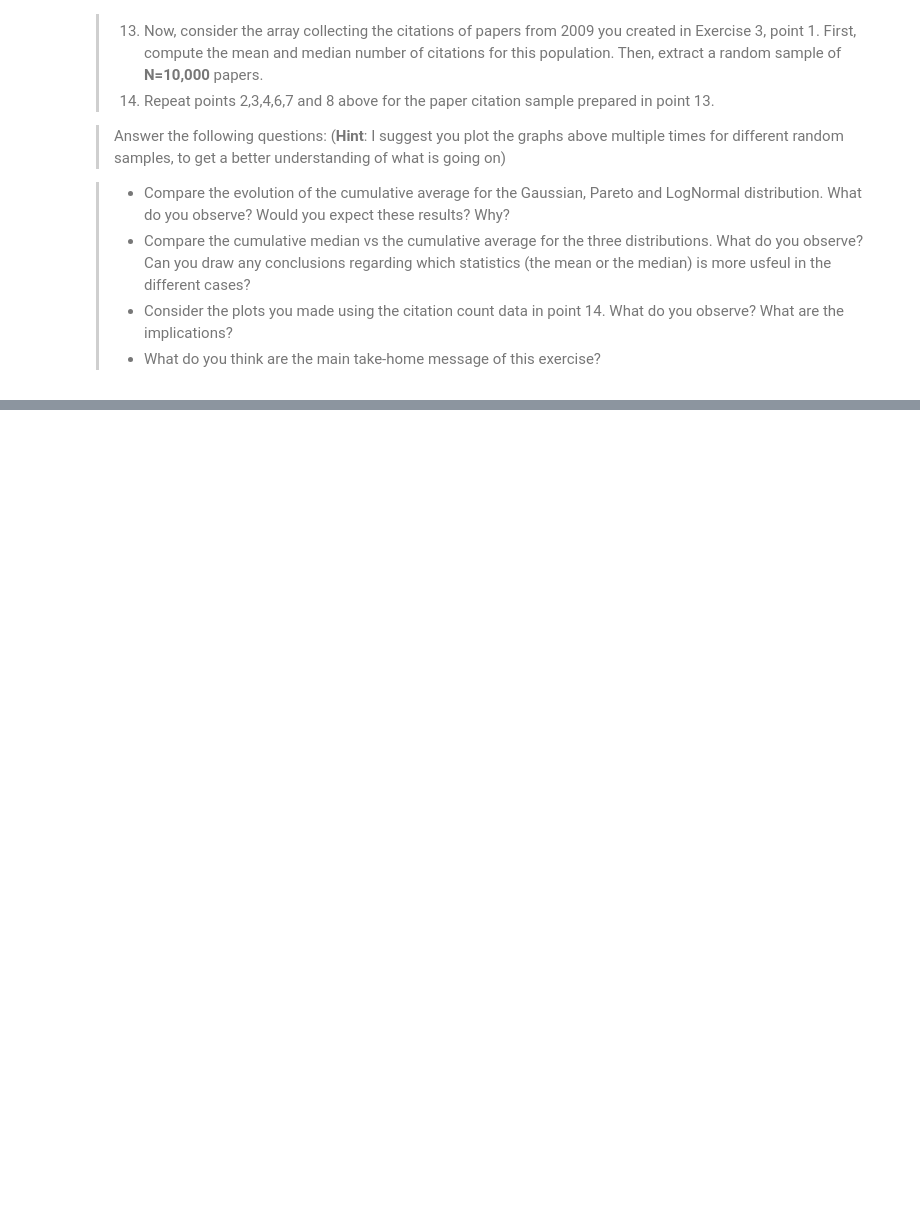
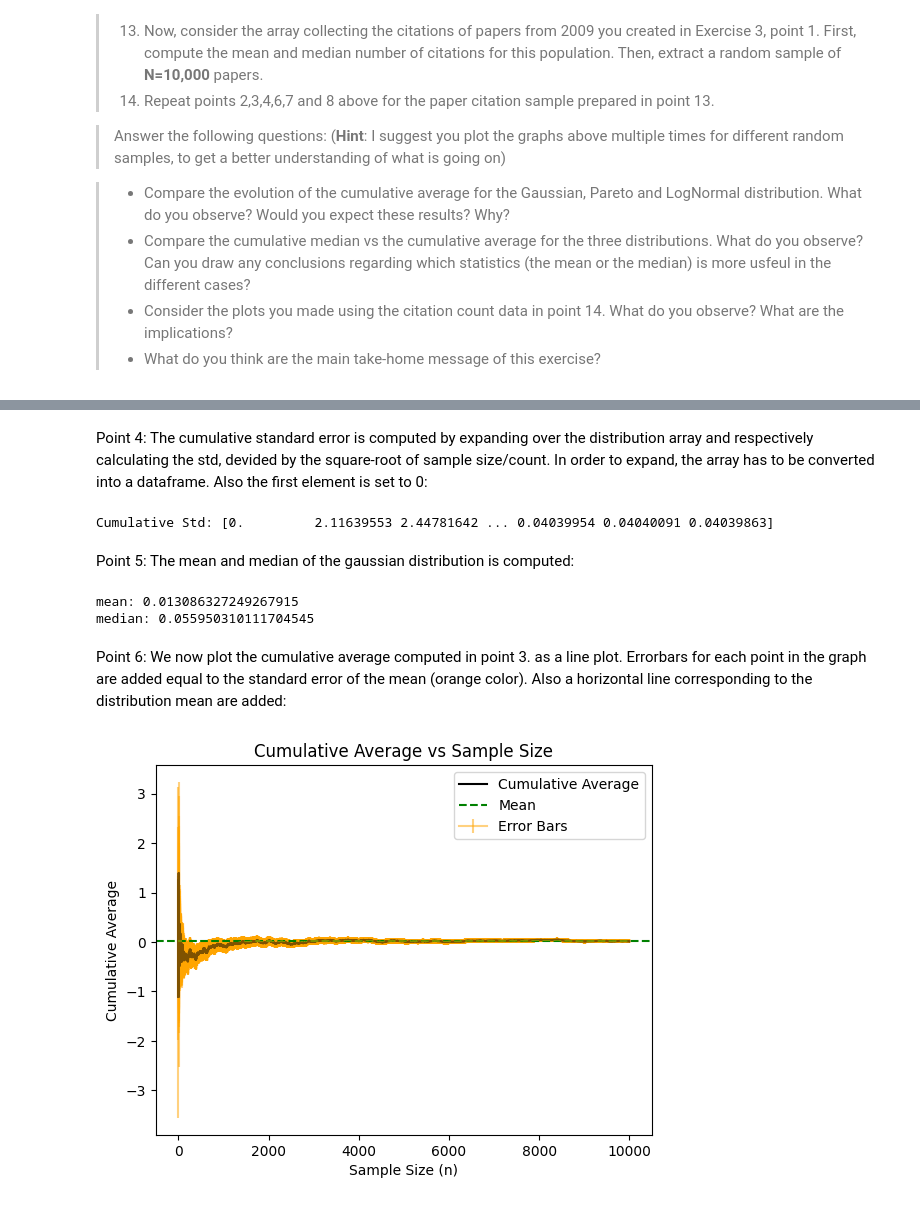
Before and after one commit to GitHub-Adminstrator/Social-Science-A1, a Jupyter notebook: Assignment1.ipynb, the cells around one changed output, grey strips where cells are left out. Saved outputs shown, nothing was run; the diff lists cells and outputs as text; code cells hidden in the pictures; blank space fills up the shorter version.

```diff
--- a/Assignment1.ipynb
+++ b/Assignment1.ipynb
@@ -533,0 +576,42 @@ The condition that $ \mathbb E | X_i | $ is finite holds in most cases but can f
+# %% [markdown]
+Point 4: The cumulative standard error is computed by expanding over the distribution array and respectively calculating the std, devided by the square-root of sample size/count. In order to expand, the array has to be converted into a dataframe. Also the first element is set to 0:
+# %%
+## Cumulative standard error:
+
+df_gaus = pd.DataFrame(gaus, columns = ['Gaussian']) # dataframe of the gaussian distribution
+
+cum_std_error = df_gaus['Gaussian'].expanding().std() / np.sqrt(df_gaus['Gaussian'].expanding().count())
+cum_std_error[0] = 0  # set the first element to 0 # cumulative standard error of the pareto distribution
+print('Cumulative Std:',np.array(cum_std_error))
+# %% [output]
+Cumulative Std: [0.         2.11639553 2.44781642 ... 0.04039954 0.04040091 0.04039863]
+# %% [markdown]
+Point 5: The mean and median of the gaussian distribution is computed:
+# %%
+print('mean:', np.mean(gaus)) # mean of the gaussian distribution
+print('median:', np.median(gaus)) # median of the gaussian distribution
+# %% [output]
+mean: 0.013086327249267915
+median: 0.055950310111704545
+# %% [markdown]
+Point 6: We now plot the cumulative average computed in point 3. as a line plot. Errorbars for each point in the graph are added equal to the standard error of the mean (orange color). Also a horizontal line corresponding to the distribution mean are added:
+# %%
+## Culimative average plot:
+
+fig, ax = plt.subplots()
+
+# Plot cumulative average as a line plot
+ax.errorbar(np.arange(10000), cumaverage, yerr=cum_std_error, color="orange", alpha=0.5, label='Error Bars') # Add errorbars to each point in the graph
+ax.plot(np.arange(10000), cumaverage, color='black', label='Cumulative Average') # Plot the cumulative average as a line plot
+ax.axhline(y=np.mean(gaus), color='green', linestyle='--', label='Mean') # Add a horizontal line corresponding to the mean of "gaus"
+
+ # Set labels and title for the plot
+ax.set_title('Cumulative Average vs Sample Size')
+ax.set_xlabel('Sample Size (n)')
+ax.set_ylabel('Cumulative Average')
+
+ # Show legend and display plot
+plt.legend()
+plt.show()
+# %% [output]
+[figure, added]
```
Also changed, not shown: parts of 30 cells of this notebook.
